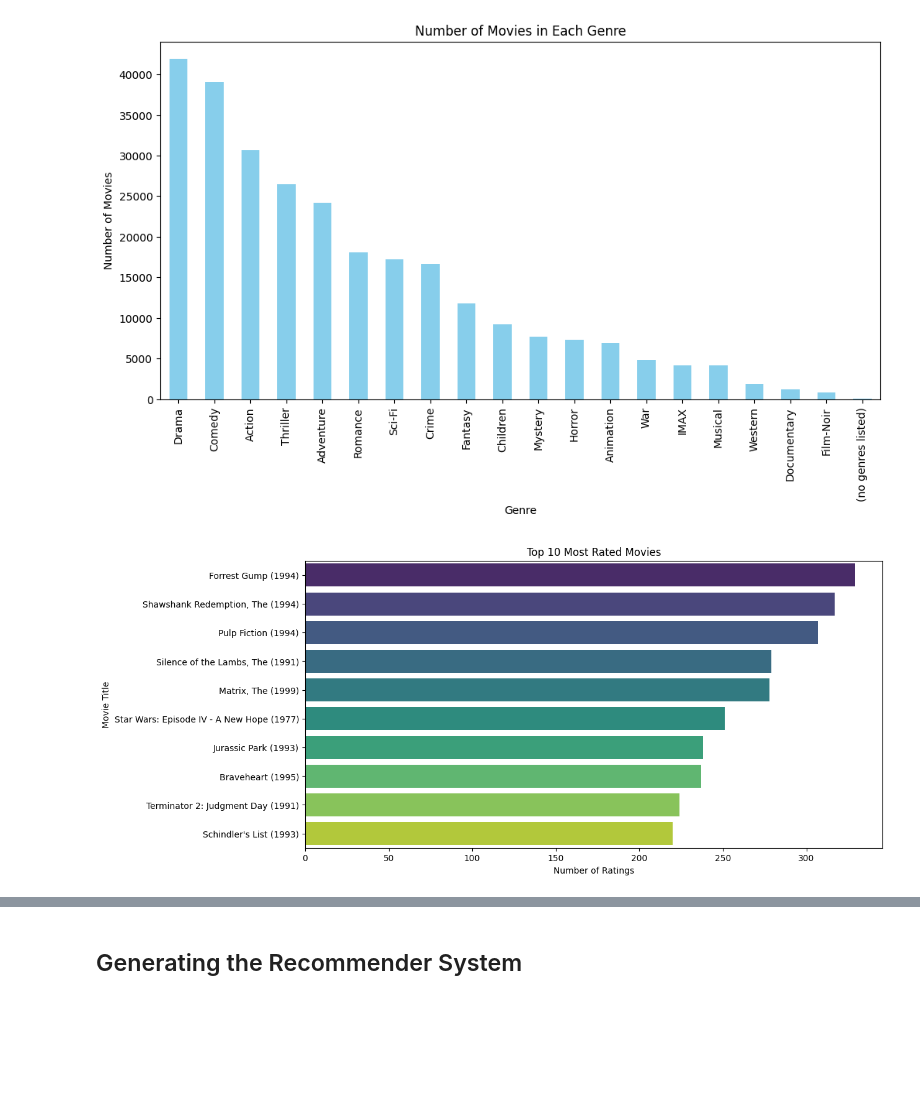
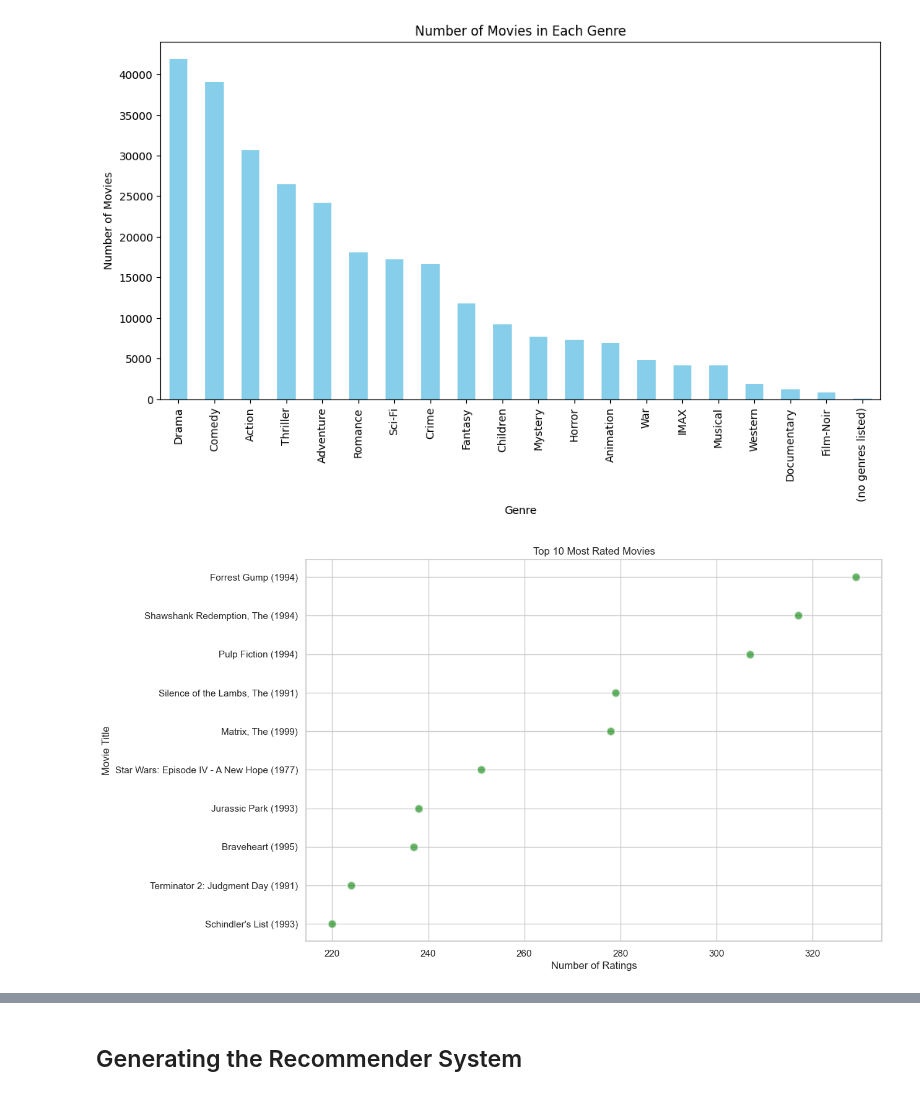
Before and after one commit to Allan-Kipkemei/Movie-Recommendation-System, a Jupyter notebook: student.ipynb, the cells around one changed output, grey strips where cells are left out. Saved outputs shown, nothing was run; the diff lists cells and outputs as text; code cells hidden in the pictures; blank space fills up the shorter version.

```diff
--- a/student.ipynb
+++ b/student.ipynb
@@ -617,14 +787,26 @@ plt.show()
 # %% [output]
 [figure]
 # %%
-# top N most rated movies.
-top_rated_movies = df.groupby('movieId')['rating'].count().sort_values(ascending=False).head(10)
-top_rated_movies = pd.merge(top_rated_movies, df[['movieId', 'title']], on='movieId', how='left')
-plt.figure(figsize=(12, 6))
-sns.barplot(x='rating', y='title', data=top_rated_movies, palette='viridis')
+import pandas as pd
+import matplotlib.pyplot as plt
+
+# Counting the number of ratings per movie and getting the top 10 most rated movies
+top_rated_movies = df['movieId'].value_counts().head(10)
+
+# Converting the Series to a DataFrame and resetting the index
+top_rated_movies = top_rated_movies.reset_index()
+top_rated_movies.columns = ['movieId', 'rating_count']
+
+# Merging with the original DataFrame to get movie titles
+top_rated_movies = pd.merge(top_rated_movies, df[['movieId', 'title']].drop_duplicates(), on='movieId', how='left')
+
+# Plotting
+plt.figure(figsize=(12, 8))
+plt.scatter(top_rated_movies['rating_count'], top_rated_movies['title'], s=100, c='green', alpha=0.6, edgecolors='w', linewidth=2)
 plt.title('Top 10 Most Rated Movies')
 plt.xlabel('Number of Ratings')
 plt.ylabel('Movie Title')
+plt.gca().invert_yaxis()
 plt.show()
 # %% [output]
-[figure, old version]
+[figure, new version]
```
Also changed, not shown: parts of 24 cells of this notebook, 5 other files.
